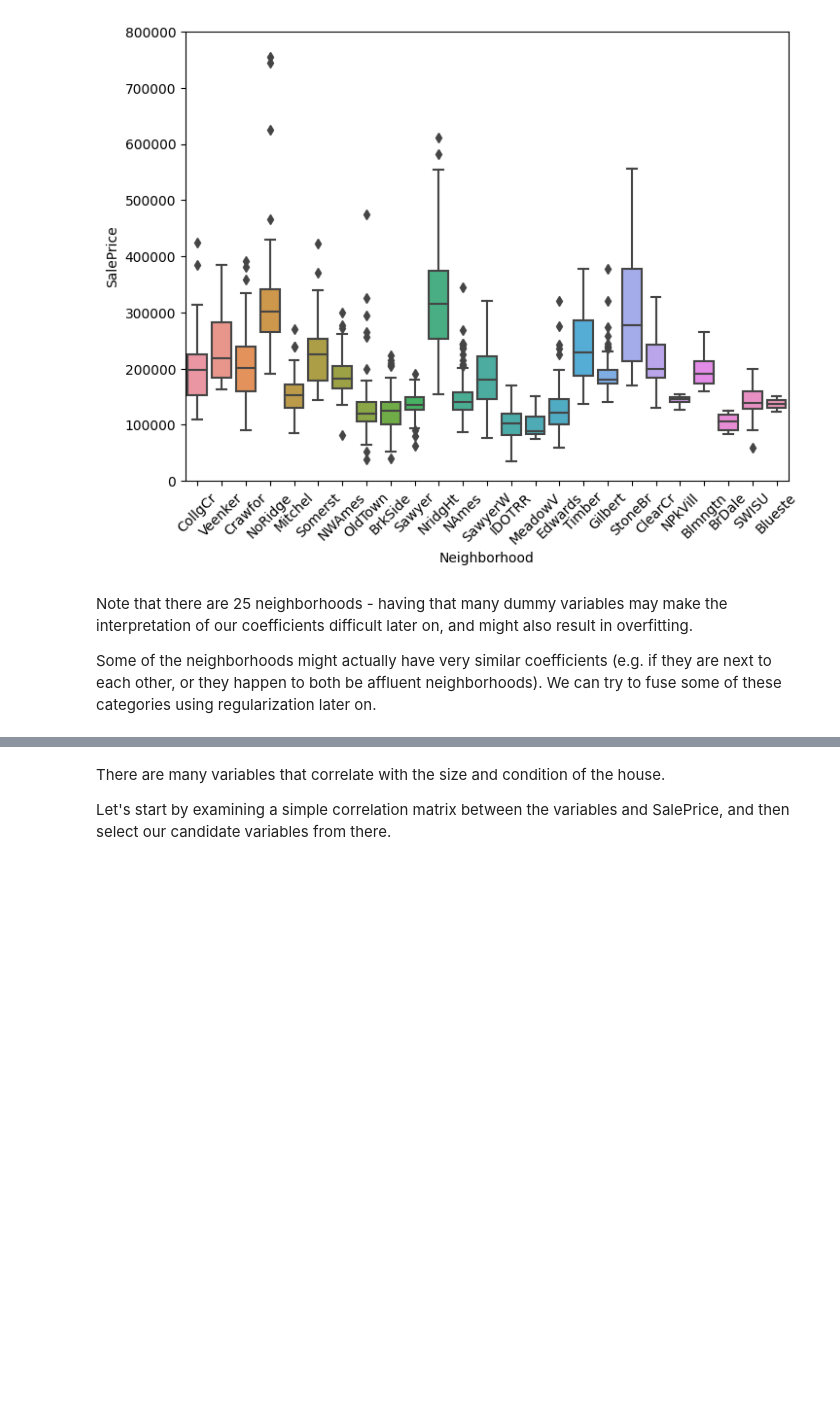
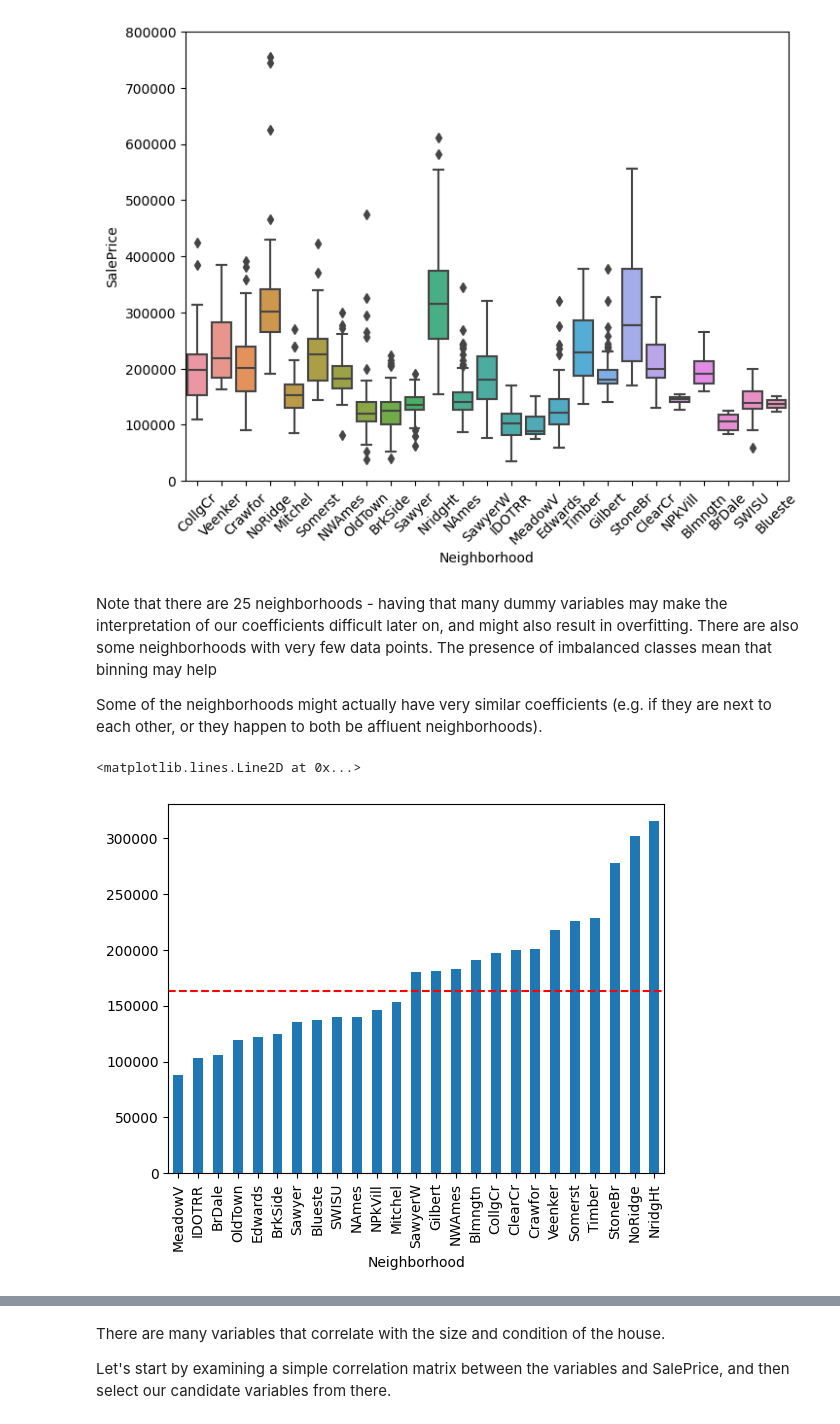
Before and after one commit to caffeinatedwoof/kaggle_predict_housing_prices, a Jupyter notebook: eda.ipynb, the cells around one changed output, grey strips where cells are left out. Drawn from its saved outputs; the diff is of its cells as text; code cells hidden in the pictures; blank space fills up the shorter version.

```diff
--- a/eda.ipynb
+++ b/eda.ipynb
@@ -10,2 +18,2 @@ from sklearn.preprocessing import RobustScaler
 # %%
-train = pd.read_csv('train.csv', index_col='Id')
+train = pd.read_csv('./datasets/train.csv', index_col='Id')
@@ -41,3 +81,6 @@ Name: SalePrice, dtype: float64
+# %%
+mean_saleprice = labels.mean()
+median_saleprice = labels.median()
 # %% [markdown]
 As a sanity check, it's a good sign that the minimum price is non-negative. Mislabelled data with negative values would hurt the predictive power of our model subsequently.
 # %%
@@ -160,6 +185,19 @@ fig.axis(ymin=0, ymax=800000);
 # %% [output]
 [figure]
 # %% [markdown]
-Note that there are 25 neighborhoods - having that many dummy variables may make the interpretation of our coefficients difficult later on, and might also result in overfitting.
+Note that there are 25 neighborhoods - having that many dummy variables may make the interpretation of our coefficients difficult later on, and might also result in overfitting. There are also some neighborhoods with very few data points. The presence of imbalanced classes mean that binning may help
 
-Some of the neighborhoods might actually have very similar coefficients (e.g. if they are next to each other, or they happen to both be affluent neighborhoods). We can try to fuse some of these categories using regularization later on.
+Some of the neighborhoods might actually have very similar coefficients (e.g. if they are next to each other, or they happen to both be affluent neighborhoods).
+# %%
+# groupby neighborhood and estimate the median sale price
+median_by_nbhd = train.groupby([var])['SalePrice'].median()
+median_by_nbhd.sort_values(ascending=True, inplace=True)
+# groupby neighborhood and estimate the median sale price
+mean_by_nbhd = train.groupby([var])['SalePrice'].mean()
+mean_by_nbhd.sort_values(ascending=True, inplace=True)
+# %%
+median_by_nbhd.plot.bar()
+plt.axhline(y = median_saleprice, linestyle='dashed', color='red')
+# %% [output]
+<matplotlib.lines.Line2D at 0x...>
+[figure, added]
```
Also changed, not shown: parts of 52 cells of this notebook, 6 other files.
